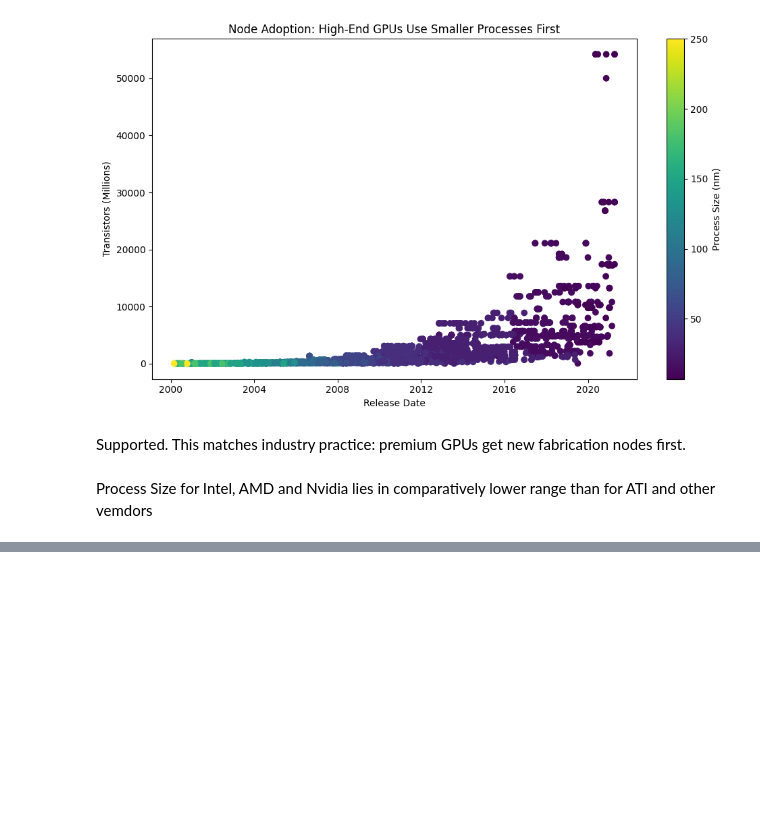
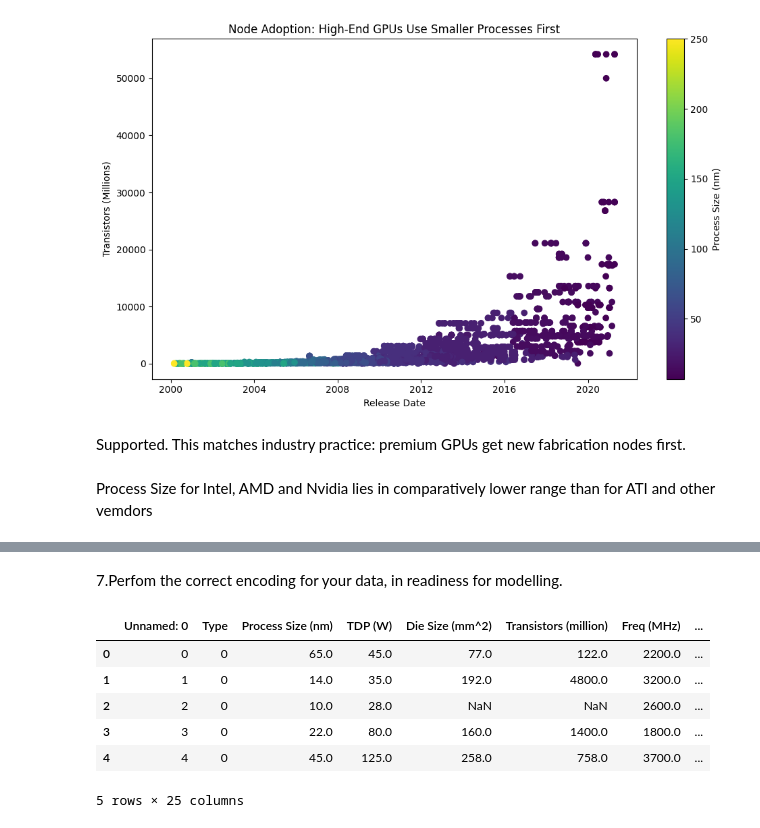
Before and after one commit to Annex-Ogeya/MACHINE_LEARNING, a Jupyter notebook: Week1_Project.ipynb, the cells around one changed output, grey strips where cells are left out. Cells and saved outputs as stored; diff of their text form; code cells hidden in the pictures; blank space fills up the shorter version.

```diff
--- a/Week1_Project.ipynb
+++ b/Week1_Project.ipynb
@@ -422,0 +498,31 @@ Process Size for Intel, AMD and Nvidia lies in comparatively lower range than fo
+# %% [markdown]
+7.Perfom the correct encoding for your data, in readiness for modelling.
+# %%
+# 1. Handle Release Date
+df["Release Date"] = pd.to_datetime(df["Release Date"], errors="coerce")
+df["Year"] = df["Release Date"].dt.year
+df["Month"] = df["Release Date"].dt.month
+df = df.drop(columns=["Release Date"])
+# %%
+# 2. Encode "Type" (Binary)
+df["Type"] = df["Type"].map({"CPU": 0, "GPU": 1})
+# %%
+# 3. Frequency Encoding for Product
+product_freq = df["Product"].value_counts(normalize=True)
+df["Product_encoded"] = df["Product"].map(product_freq)
+df = df.drop(columns=["Product"])
+# %%
+# 4. One-hot encoding for Vendor & Foundry
+df = pd.get_dummies(df, columns=["Vendor", "Foundry"], drop_first=True)
+# %%
+# FINAL ENCODED DATAFRAME
+df_encoded = df
+df_encoded.head()
+# %% [output]
+|  | Unnamed: 0 | Type | Process Size (nm) | TDP (W) | Die Size (mm^2) | Transistors (million) | Freq (MHz) | ... |
+| 0 | 0 | 0 | 65.0 | 45.0 | 77.0 | 122.0 | 2200.0 | ... |
+| 1 | 1 | 0 | 14.0 | 35.0 | 192.0 | 4800.0 | 3200.0 | ... |
+| 2 | 2 | 0 | 10.0 | 28.0 | NaN | NaN | 2600.0 | ... |
+| 3 | 3 | 0 | 22.0 | 80.0 | 160.0 | 1400.0 | 1800.0 | ... |
+| 4 | 4 | 0 | 45.0 | 125.0 | 258.0 | 758.0 | 3700.0 | ... |
+5 rows × 25 columns
```
Also changed, not shown: parts of 10 cells of this notebook, 1 other file.
